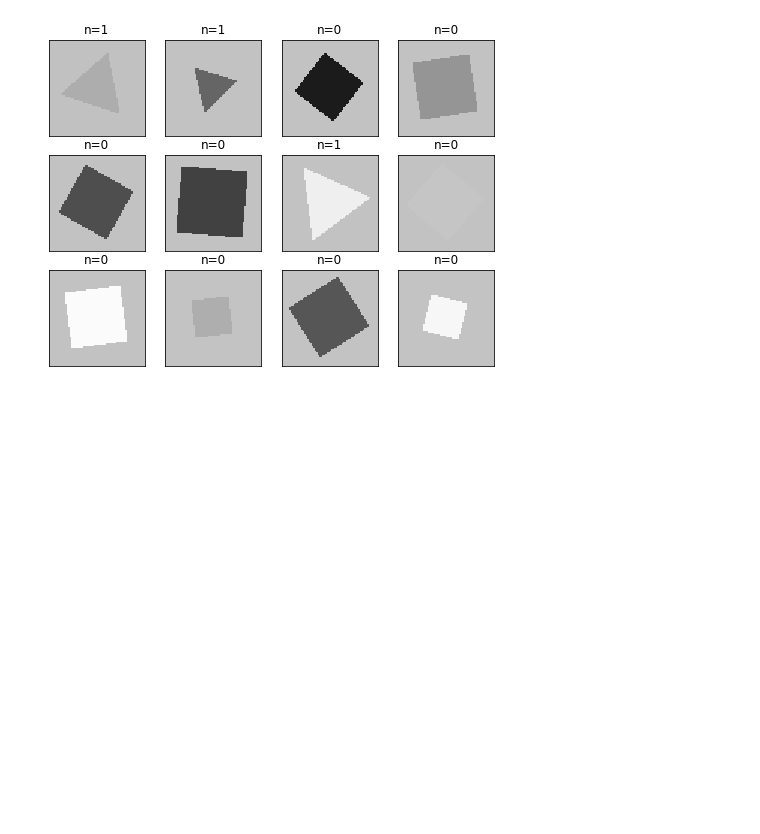
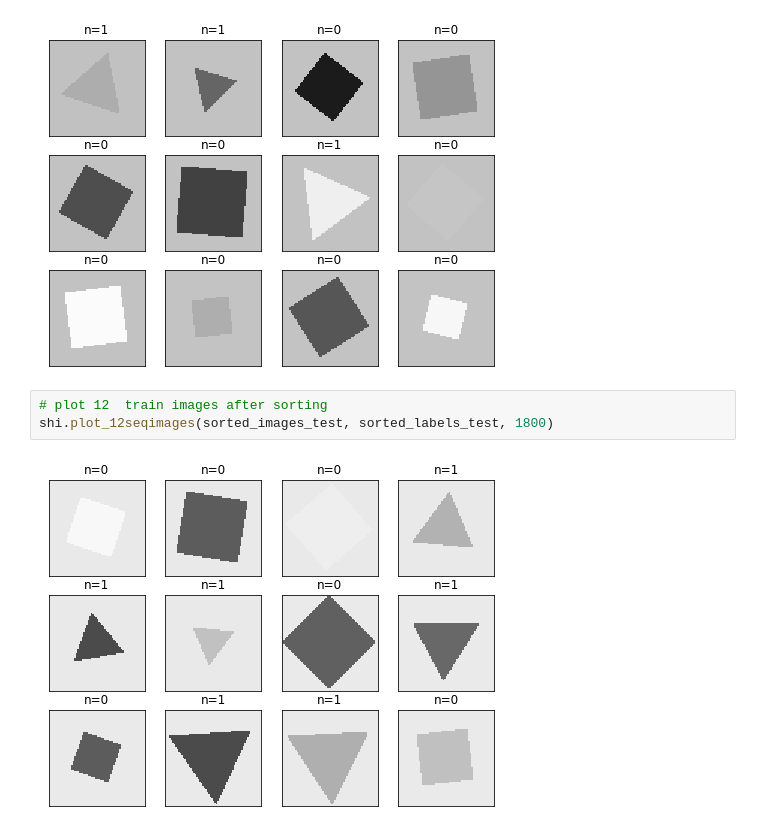
Before and after one commit to NLeSC/XAI, a Jupyter notebook: Software/TrianglesAndSquaresRotationAndScaleDemo/TestingSortByContrast.ipynb, the cells around one changed output. Saved outputs shown, nothing was run; the diff lists cells and outputs as text; blank space fills up the shorter version.

```diff
--- a/Software/TrianglesAndSquaresRotationAndScaleDemo/TestingSortByContrast.ipynb
+++ b/Software/TrianglesAndSquaresRotationAndScaleDemo/TestingSortByContrast.ipynb
@@ -78,3 +73,8 @@ shi.plot_12seqimages(images_test, labels_test, 1500)
 shi.plot_12seqimages(sorted_images_test, sorted_labels_test, 1500)
 # %% [output]
 [figure]
+# %%
+# plot 12  train images after sorting
+shi.plot_12seqimages(sorted_images_test, sorted_labels_test, 1800)
+# %% [output]
+[figure, added]
```
Also changed, not shown: parts of 2 cells of this notebook.
